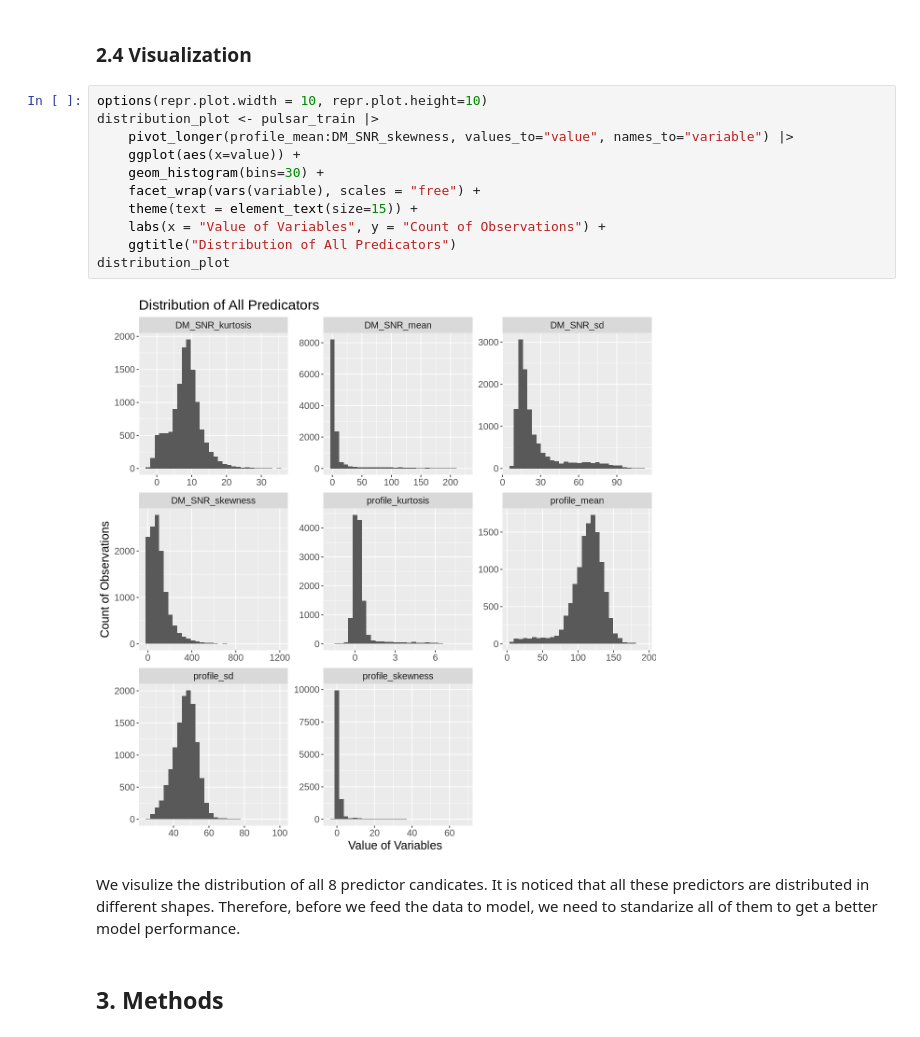
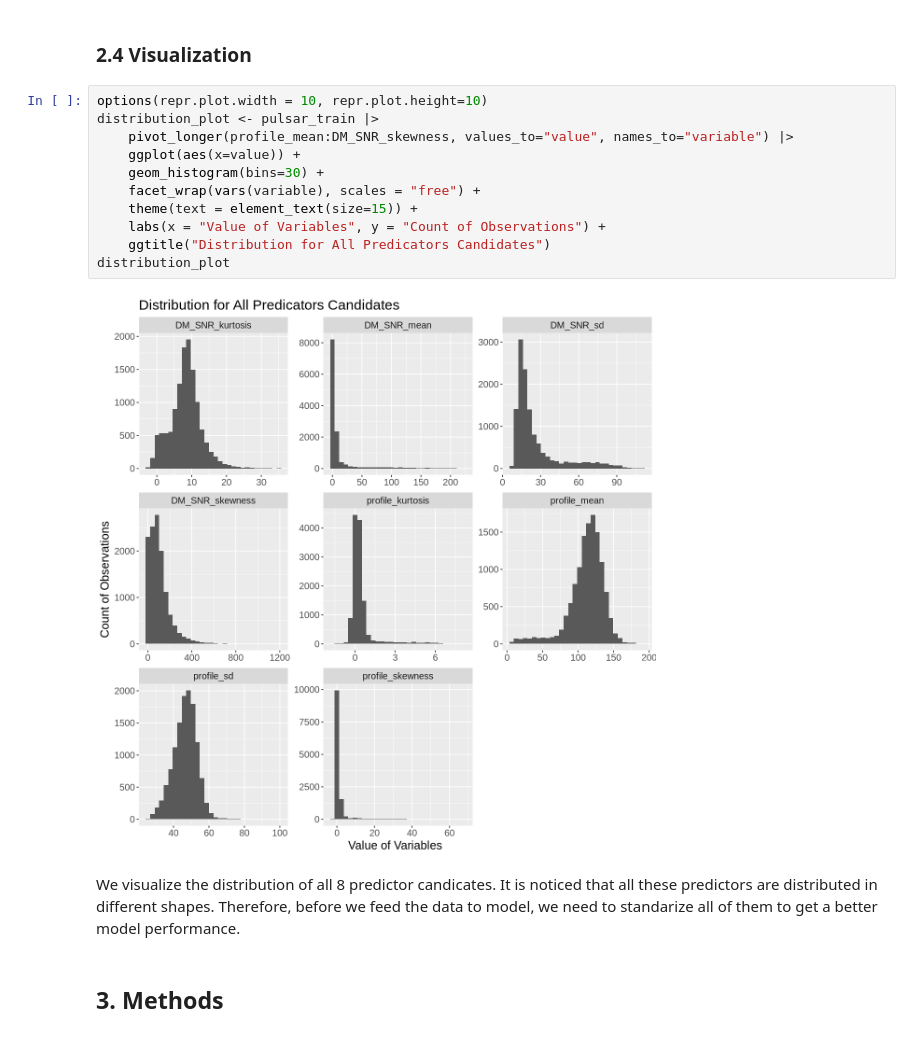
Before and after one commit to Lmh-java/dsci-100-2023w2-group-034, a Jupyter notebook: group_proposal.ipynb, the cells around one changed output. Cells and saved outputs as stored; diff of their text form.

Commit message:
refactor: name of visualization
Fix typo

```diff
--- a/group_proposal.ipynb
+++ b/group_proposal.ipynb
@@ -147,18 +147,18 @@ Therefore, the category `false` has 11400 observations, while category `true` on
 # %%
 options(repr.plot.width = 10, repr.plot.height=10)
 distribution_plot <- pulsar_train |>
     pivot_longer(profile_mean:DM_SNR_skewness, values_to="value", names_to="variable") |>
     ggplot(aes(x=value)) +
     geom_histogram(bins=30) +
     facet_wrap(vars(variable), scales = "free") +
     theme(text = element_text(size=15)) +
     labs(x = "Value of Variables", y = "Count of Observations") +
-    ggtitle("Distribution of All Predicators")
+    ggtitle("Distribution for All Predicators Candidates")
 distribution_plot
 # %% [output]
-[figure, old version]
+[figure, new version]
 # %% [markdown]
-We visulize the distribution of all 8 predictor candicates. It is noticed that all these predictors are distributed in different shapes. Therefore, before we feed the data to model, we need to standarize all of them to get a better model performance.
+We visualize the distribution of all 8 predictor candicates. It is noticed that all these predictors are distributed in different shapes. Therefore, before we feed the data to model, we need to standarize all of them to get a better model performance.
 # %% [markdown]
 ## 3. Methods
 # %% [markdown]
```
